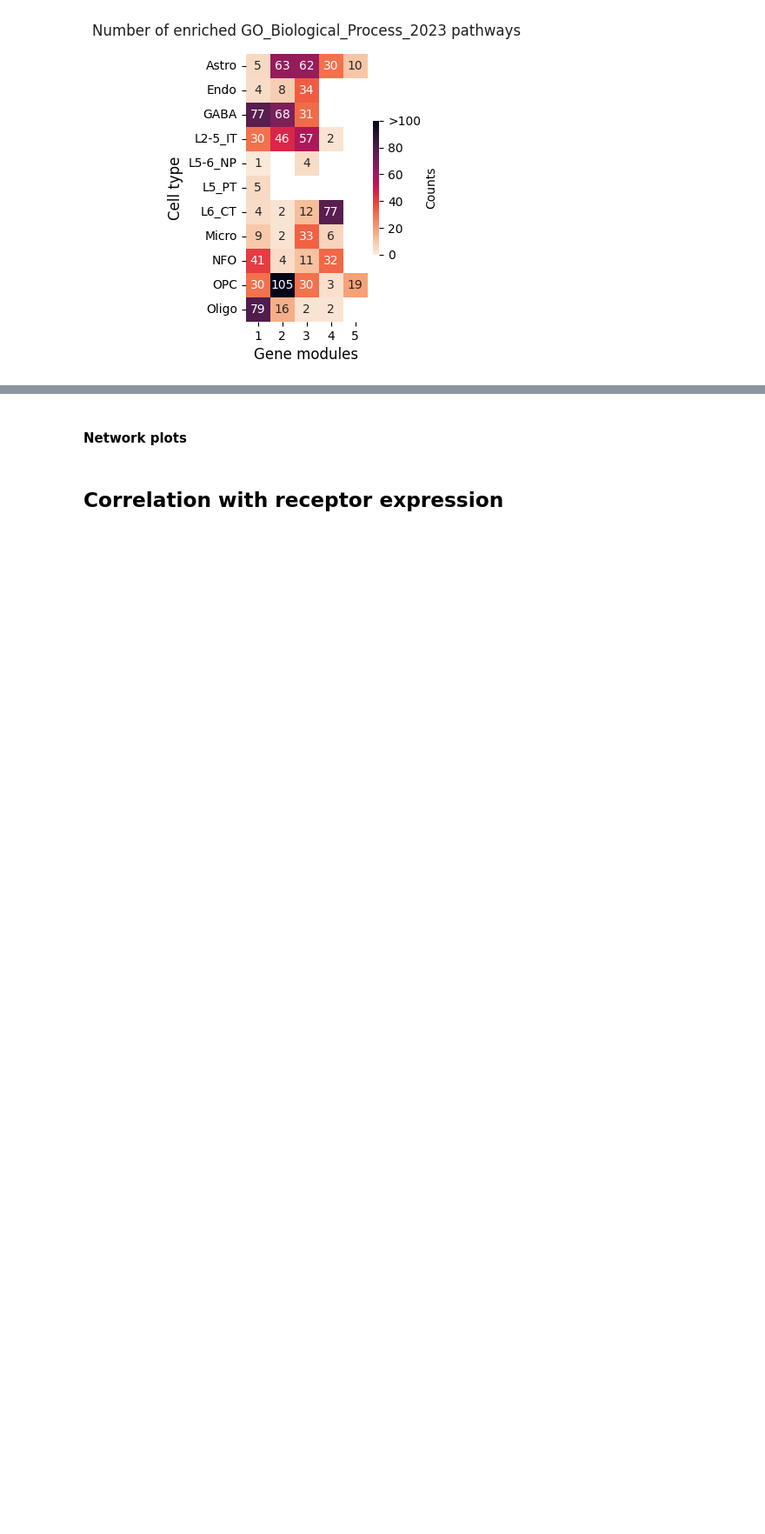
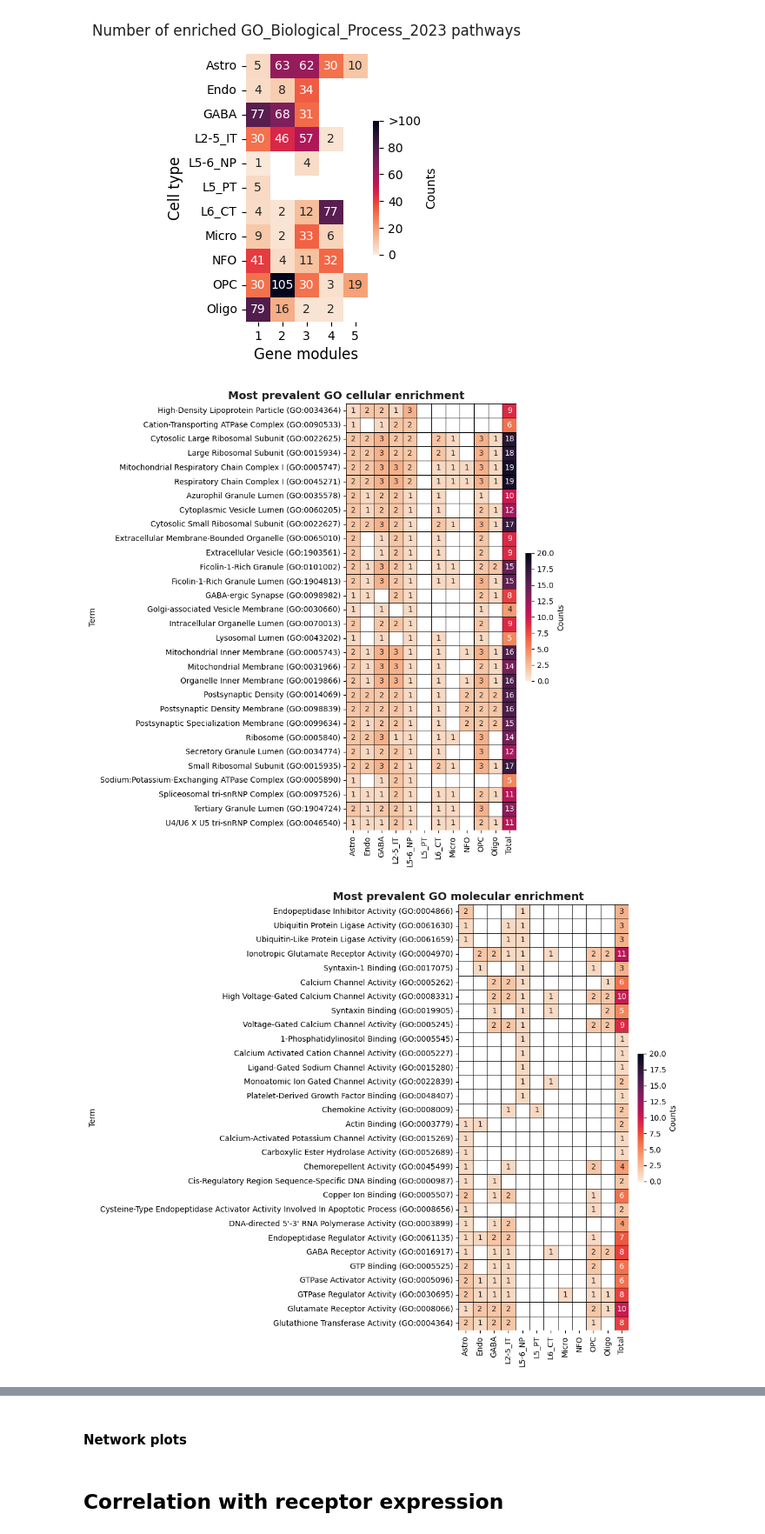
Before and after one commit to DelongZHOU/Psilocybin.Female.Mouse.mPFC, a Jupyter notebook: Code/Analysis/PLS/psilocybin_pls_analysis.ipynb, the cells around one changed output, grey strips where cells are left out. Shown at 87% size. Cells and saved outputs as stored; diff of their text form; code cells hidden in the pictures; blank space fills up the shorter version.

Commit message:
added code and figures showing most prevelent GSEA hits across atlases

```diff
--- a/Code/Analysis/PLS/psilocybin_pls_analysis.ipynb
+++ b/Code/Analysis/PLS/psilocybin_pls_analysis.ipynb
@@ -1893,0 +1977,5 @@ for folder, atlas in folders_atlases.items():
+# %%
+summarize_go_results(cell_types, date='October_2025', pval=0.05)
+# %% [output]
+[figure, added]
+[figure, added]
```
Also changed, not shown: parts of 2 cells of this notebook, 19 other files.
